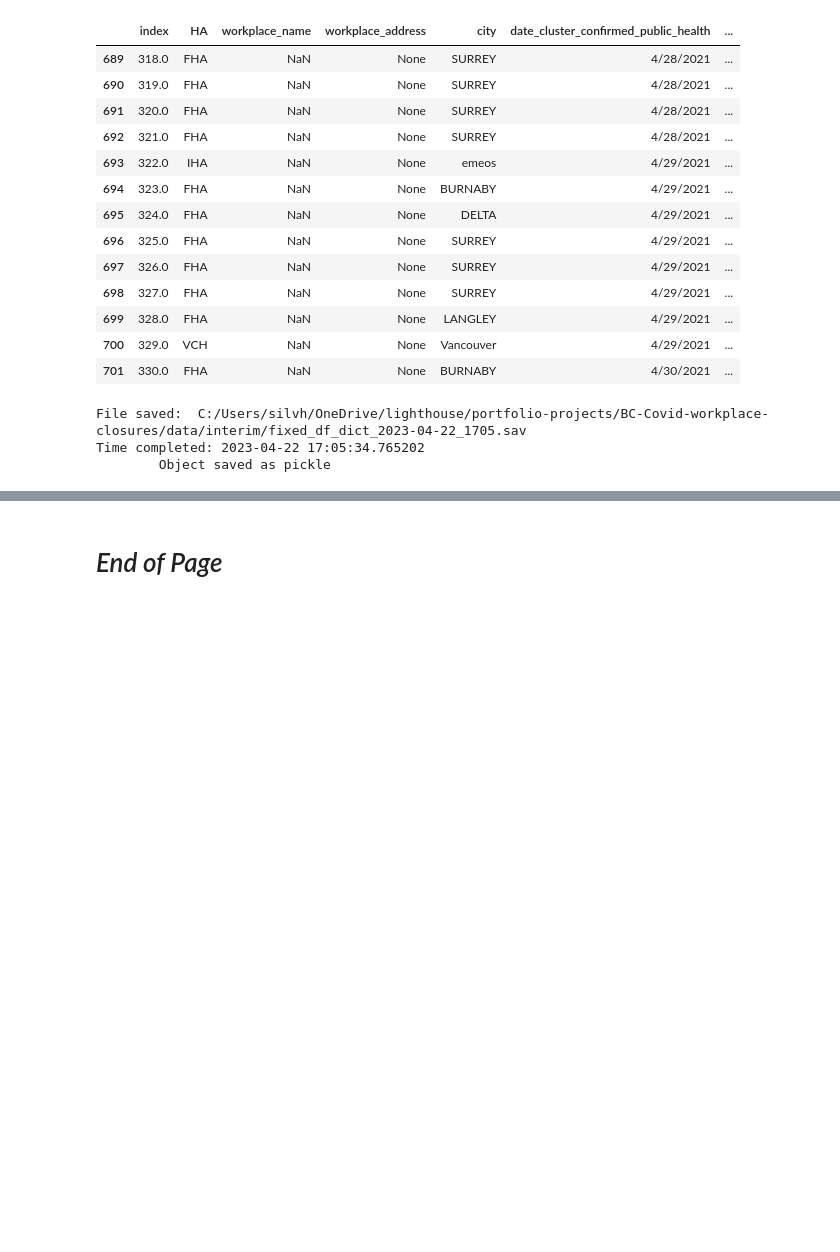
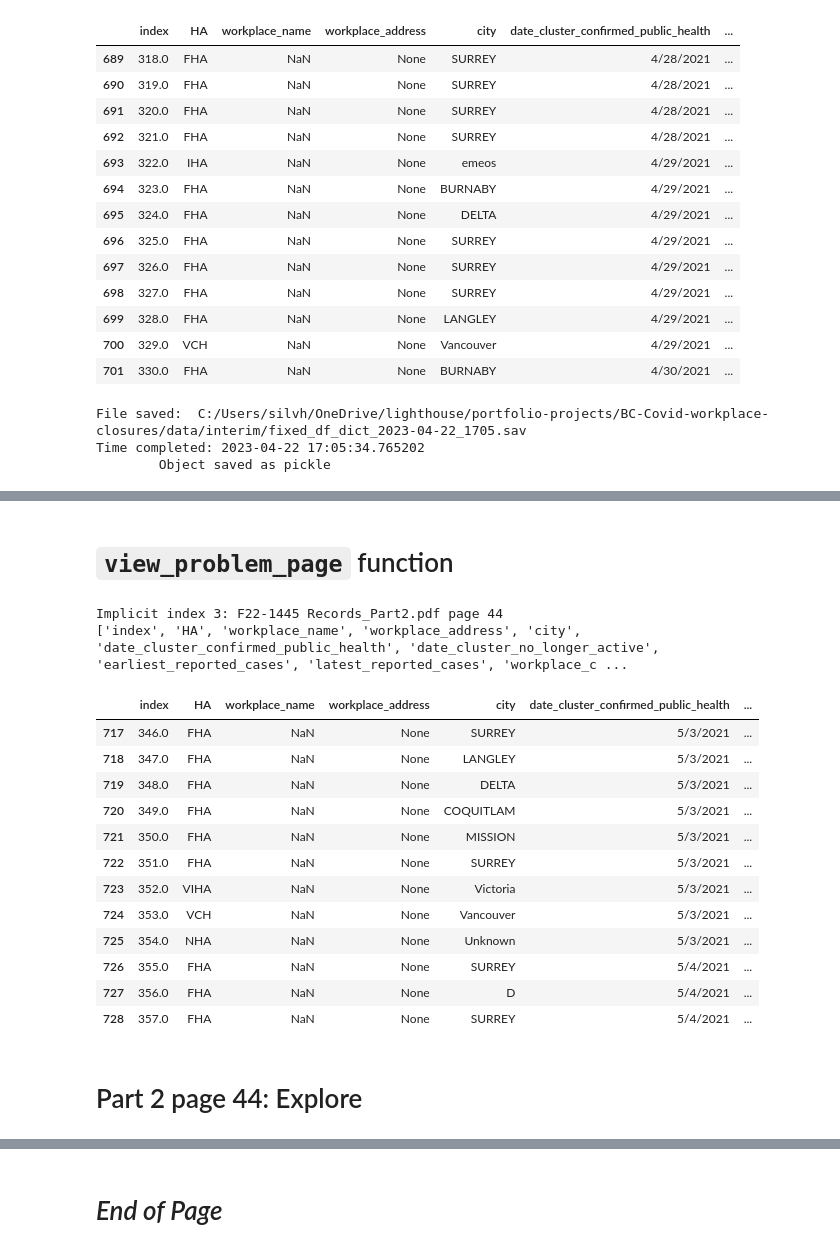
Before and after one commit to silvhua/BC-Covid-workplace-closures, a Jupyter notebook: notebooks/2023-04-22 align columns.ipynb, the cells around one changed output, grey strips where cells are left out. Cells and saved outputs as stored; diff of their text form; code cells hidden in the pictures; blank space fills up the shorter version.

```diff
--- a/notebooks/2023-04-22 align columns.ipynb
+++ b/notebooks/2023-04-22 align columns.ipynb
@@ -641,0 +1258,33 @@ Time completed: 2023-04-22 17:05:34.765202
+# %% [markdown]
+# `view_problem_page` function
+# %%
+def view_problem_page(problem_pages_df, problem_rows_df, index,
+    part_num_column = 'file', page_num_column = 'doc_page_number'):
+    file = problem_pages_df.iloc[index][part_num_column]
+    page_num = problem_pages_df.iloc[index][page_num_column]
+    print(f'Implicit index {index}: {file} page {page_num}')
+    filter = (problem_rows_df[part_num_column] == file) & (problem_rows_df[page_num_column] == page_num)
+    page = problem_rows_df[filter]
+    print([column for column in page.columns])
+    return page
+
+index = 3
+view_problem_page(problem_pages, problem_rows, index) ## p. 47 in pdf
+# %% [output]
+Implicit index 3: F22-1445 Records_Part2.pdf page 44
+['index', 'HA', 'workplace_name', 'workplace_address', 'city', 'date_cluster_confirmed_public_health', 'date_cluster_no_longer_active', 'earliest_reported_cases', 'latest_reported_cases', 'workplace_c ...
+|  | index | HA | workplace_name | workplace_address | city | date_cluster_confirmed_public_health | ... |
+| 717 | 346.0 | FHA | NaN | None | SURREY | 5/3/2021 | ... |
+| 718 | 347.0 | FHA | NaN | None | LANGLEY | 5/3/2021 | ... |
+| 719 | 348.0 | FHA | NaN | None | DELTA | 5/3/2021 | ... |
+| 720 | 349.0 | FHA | NaN | None | COQUITLAM | 5/3/2021 | ... |
+| 721 | 350.0 | FHA | NaN | None | MISSION | 5/3/2021 | ... |
+| 722 | 351.0 | FHA | NaN | None | SURREY | 5/3/2021 | ... |
+| 723 | 352.0 | VIHA | NaN | None | Victoria | 5/3/2021 | ... |
+| 724 | 353.0 | VCH | NaN | None | Vancouver | 5/3/2021 | ... |
+| 725 | 354.0 | NHA | NaN | None | Unknown | 5/3/2021 | ... |
+| 726 | 355.0 | FHA | NaN | None | SURREY | 5/4/2021 | ... |
+| 727 | 356.0 | FHA | NaN | None | D | 5/4/2021 | ... |
+| 728 | 357.0 | FHA | NaN | None | SURREY | 5/4/2021 | ... |
+# %% [markdown]
+# Part 2 page 44: Explore
```
Also changed, not shown: parts of 48 cells of this notebook.
